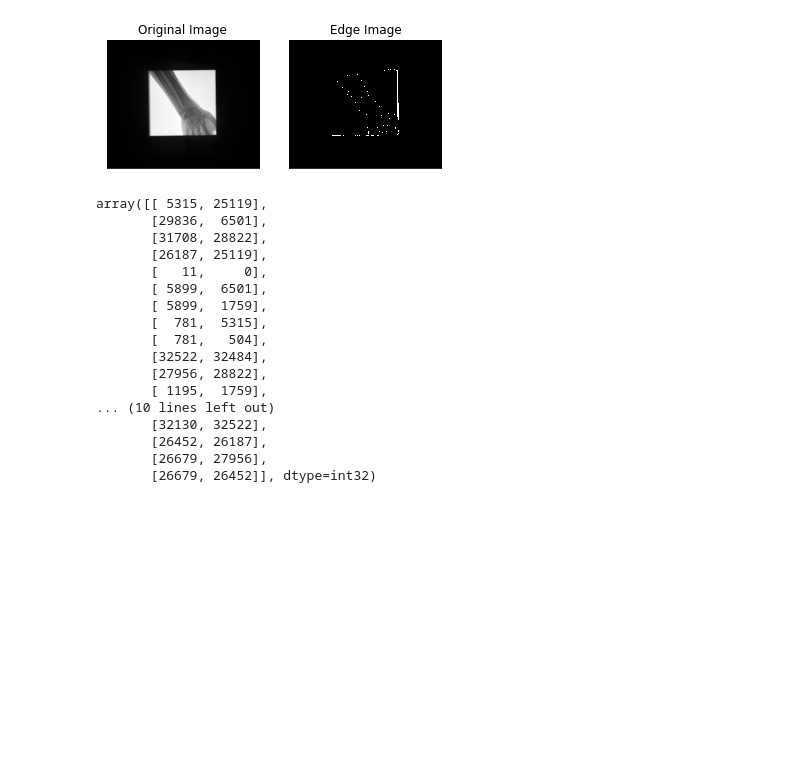
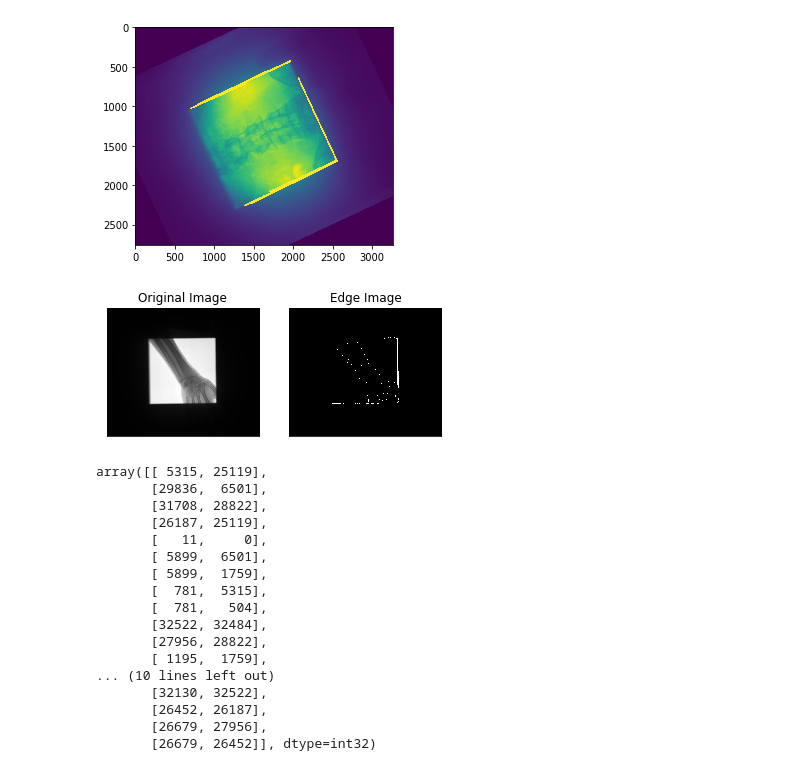
Before and after one commit to JosephPB/proyectito, a Jupyter notebook: complexhull.ipynb, the cells around one changed output. Saved outputs shown, nothing was run; the diff lists cells and outputs as text; code cells hidden in the pictures; blank space fills up the shorter version.

```diff
--- a/complexhull.ipynb
+++ b/complexhull.ipynb
@@ -18,0 +59,5 @@ plt.show()
+# %%
+plt.imshow(dst)
+plt.show()
+# %% [output]
+[figure, added]
```
Also changed, not shown: parts of 14 cells of this notebook, 2 other files.
